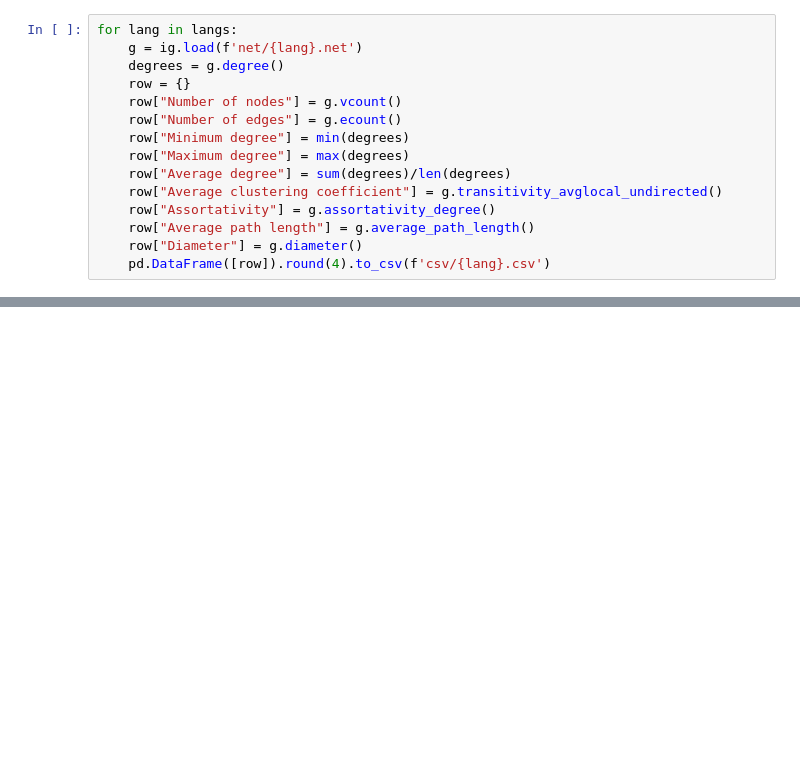
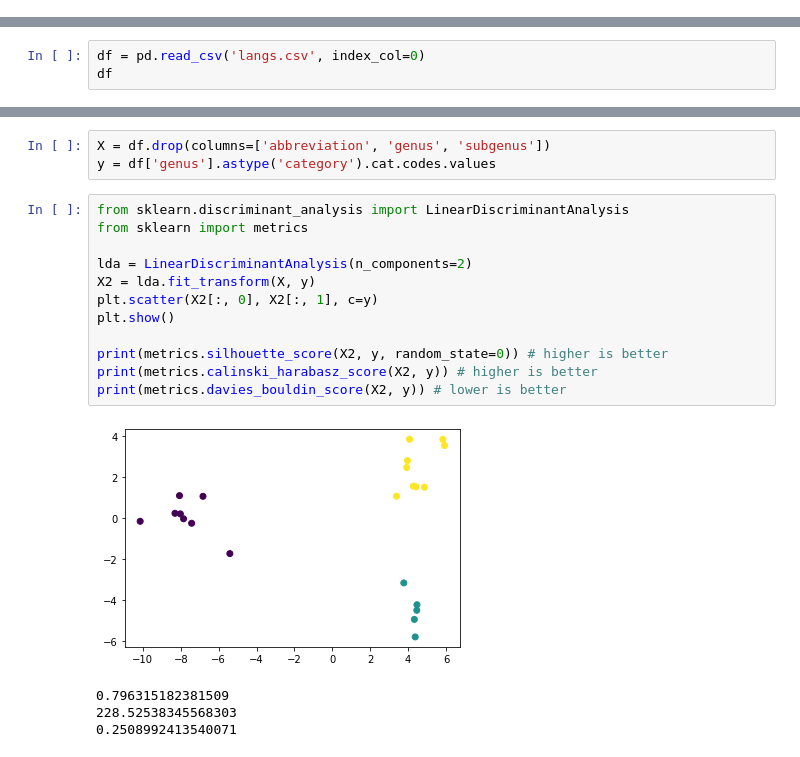
Before and after one commit to baton96/Complex-Networks, a Jupyter notebook: A4/A4.ipynb, the cells around one changed output, grey strips where cells are left out. Cells and saved outputs as stored; diff of their text form; blank space fills up the shorter version.

```diff
--- a/A4/A4.ipynb
+++ b/A4/A4.ipynb
@@ -38,15 +41,0 @@ for lang in langs:
-# %%
-for lang in langs:
-    g = ig.load(f'net/{lang}.net')
-    degrees = g.degree()
-    row = {}
-    row["Number of nodes"] = g.vcount()
-    row["Number of edges"] = g.ecount()
-    row["Minimum degree"] = min(degrees)
-    row["Maximum degree"] = max(degrees)
-    row["Average degree"] = sum(degrees)/len(degrees)
-    row["Average clustering coefficient"] = g.transitivity_avglocal_undirected()
-    row["Assortativity"] = g.assortativity_degree()
-    row["Average path length"] = g.average_path_length()
-    row["Diameter"] = g.diameter()
-    pd.DataFrame([row]).round(4).to_csv(f'csv/{lang}.csv')
@@ -119,0 +90,3 @@ plt.show()
+# %%
+df = pd.read_csv('langs.csv', index_col=0)
+df
@@ -119,0 +111,20 @@ plt.show()
+# %%
+X = df.drop(columns=['abbreviation', 'genus', 'subgenus'])
+y = df['genus'].astype('category').cat.codes.values
+# %%
+from sklearn.discriminant_analysis import LinearDiscriminantAnalysis
+from sklearn import metrics
+
+lda = LinearDiscriminantAnalysis(n_components=2)
+X2 = lda.fit_transform(X, y)
+plt.scatter(X2[:, 0], X2[:, 1], c=y)
+plt.show()
+
+print(metrics.silhouette_score(X2, y, random_state=0)) # higher is better
+print(metrics.calinski_harabasz_score(X2, y)) # higher is better
+print(metrics.davies_bouldin_score(X2, y)) # lower is better
+# %% [output]
+[figure, added]
+0.796315182381509
+228.52538345568303
+0.2508992413540071
```
Also changed, not shown: parts of 14 cells of this notebook, 1 other file.
